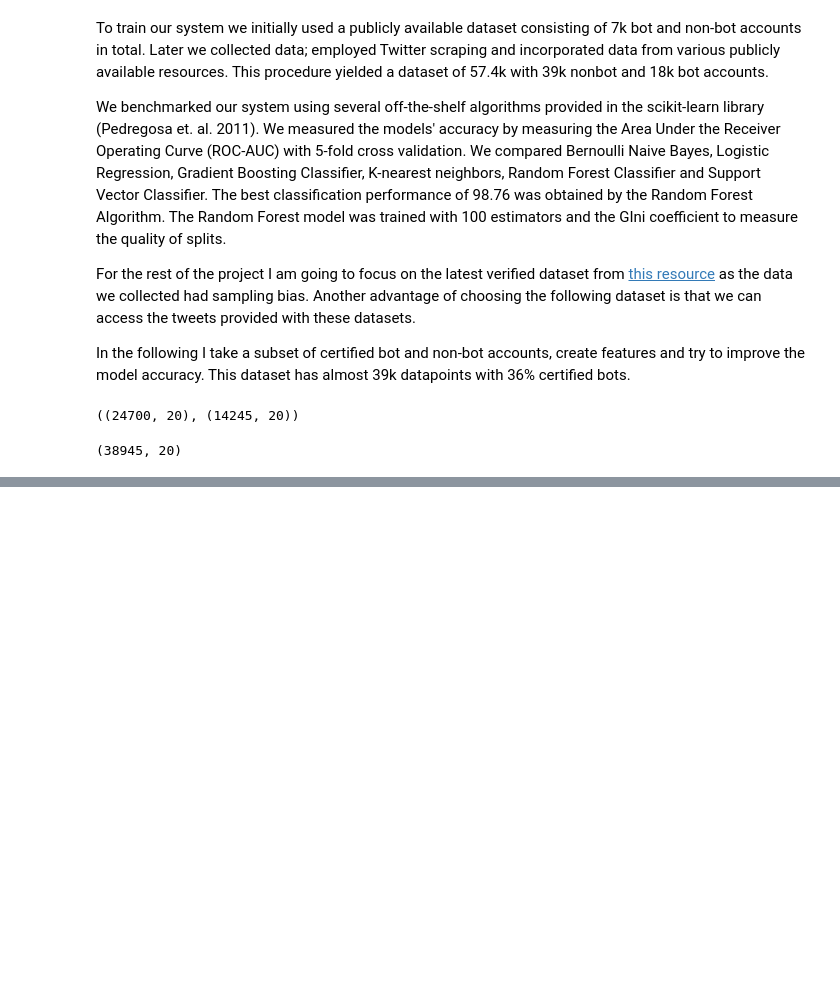
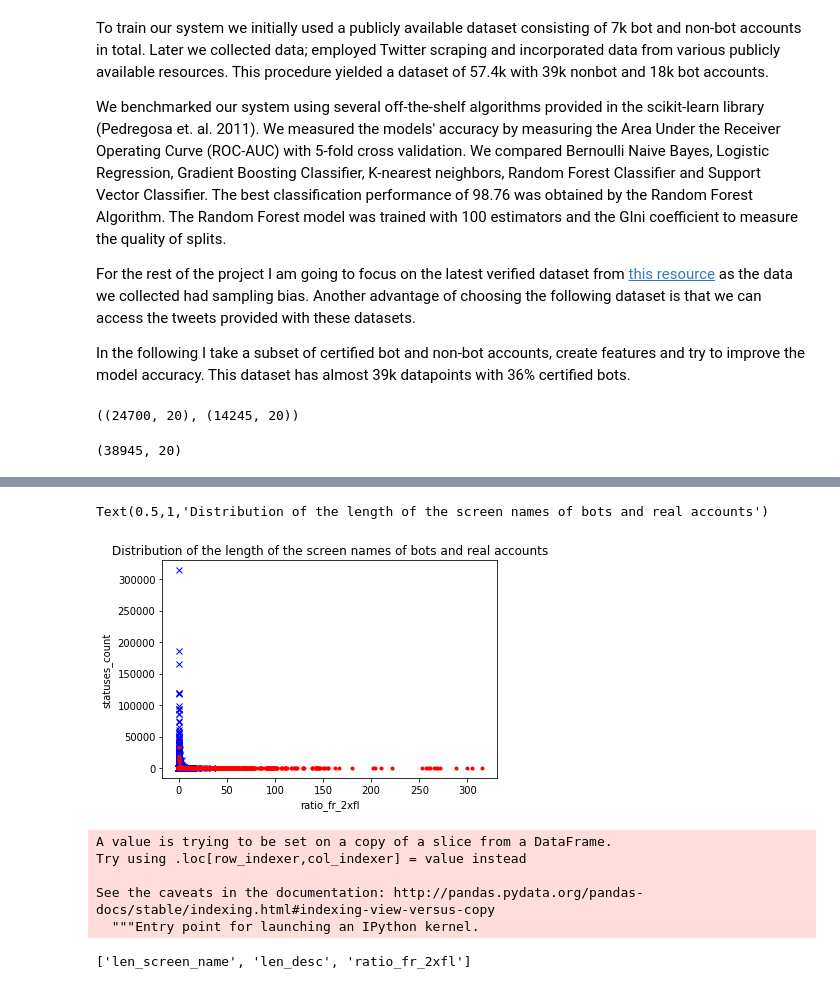
Before and after one commit to PriyankaBiswas/Data-Science, a Jupyter notebook: U3_capstone/Twitter_bot_detection_capstone_draft-part2.ipynb, the cells around one changed output, grey strips where cells are left out. Cells and saved outputs as stored; diff of their text form; code cells hidden in the pictures; blank space fills up the shorter version.

```diff
--- a/U3_capstone/Twitter_bot_detection_capstone_draft-part2.ipynb
+++ b/U3_capstone/Twitter_bot_detection_capstone_draft-part2.ipynb
@@ -228,0 +245,3 @@ df_cert.head()
+# %%
+X = df_cert[col_to_keep]
+X.columns
@@ -228,0 +252,5 @@ df_cert.head()
+# %%
+X = X.fillna(0)
+X = X.applymap(lambda x: x if x != np.inf else -1)
+# %%
+X_train, X_test, y_train, y_test = train_test_split(X, df_cert.bot, test_size= .3)
@@ -228,0 +452,22 @@ df_cert.head()
+# %%
+
+plt.plot(X_train[X_train.bot==False][cluster_cols[2]].values, X_train[X_train.bot==False]['favourites_count'].values, 'bx')
+plt.plot(X_train[X_train.bot==True][cluster_cols[2]].values, X_train[X_train.bot==True]['favourites_count'].values,  'r.')
+plt.xlabel(cluster_cols[2])
+plt.ylabel('statuses_count')
+plt.title('Distribution of the length of the screen names of bots and real accounts')
+# %% [output]
+Text(0.5,1,'Distribution of the length of the screen names of bots and real accounts')
+[figure, added]
+# %%
+X_train['bot'] = y_train
+# %% [output]
+A value is trying to be set on a copy of a slice from a DataFrame.
+Try using .loc[row_indexer,col_indexer] = value instead
+
+See the caveats in the documentation: http://pandas.pydata.org/pandas-docs/stable/indexing.html#indexing-view-versus-copy
+  """Entry point for launching an IPython kernel.
+# %%
+cluster_cols
+# %% [output]
+['len_screen_name', 'len_desc', 'ratio_fr_2xfl']
```
Also changed, not shown: parts of 57 cells of this notebook.
